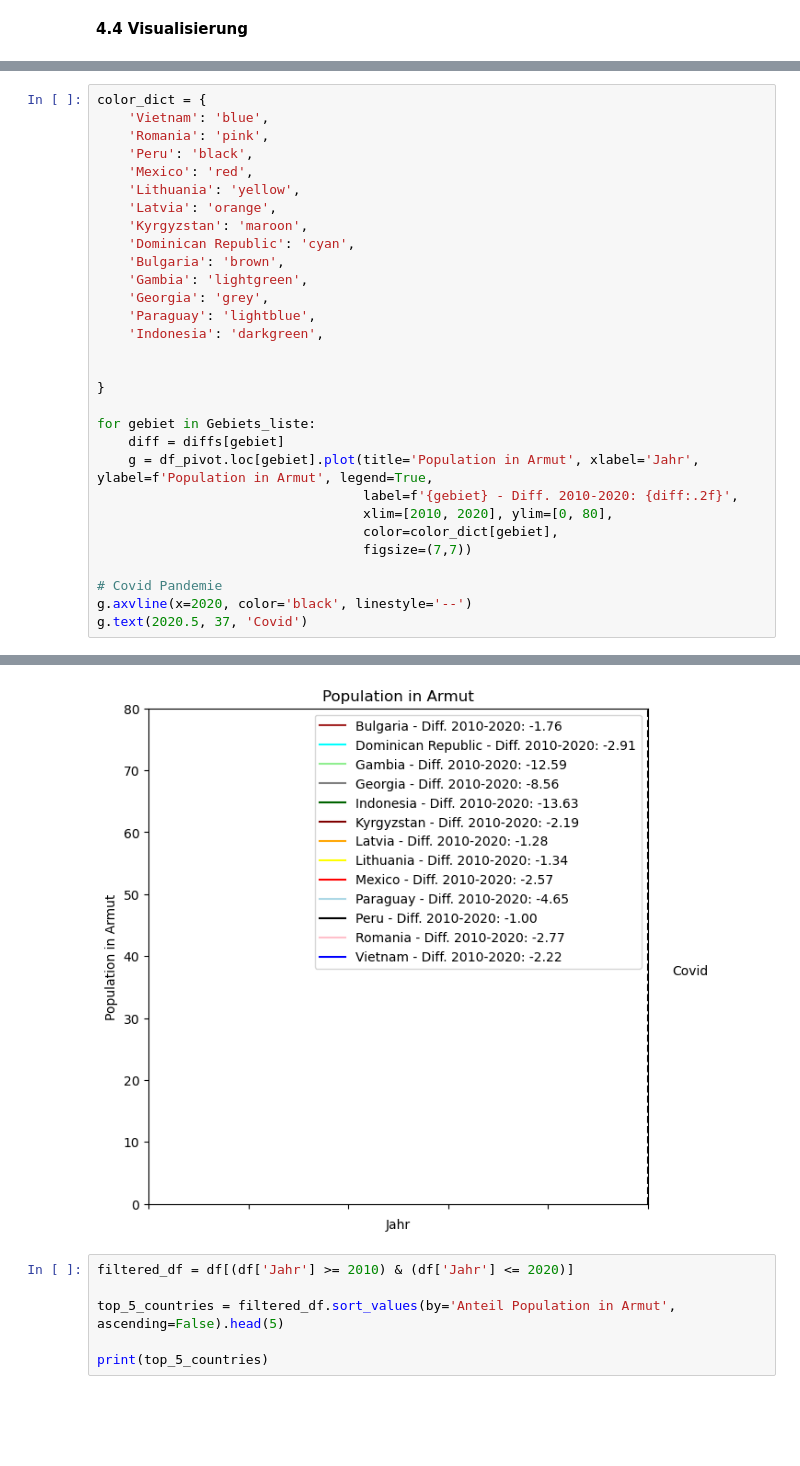
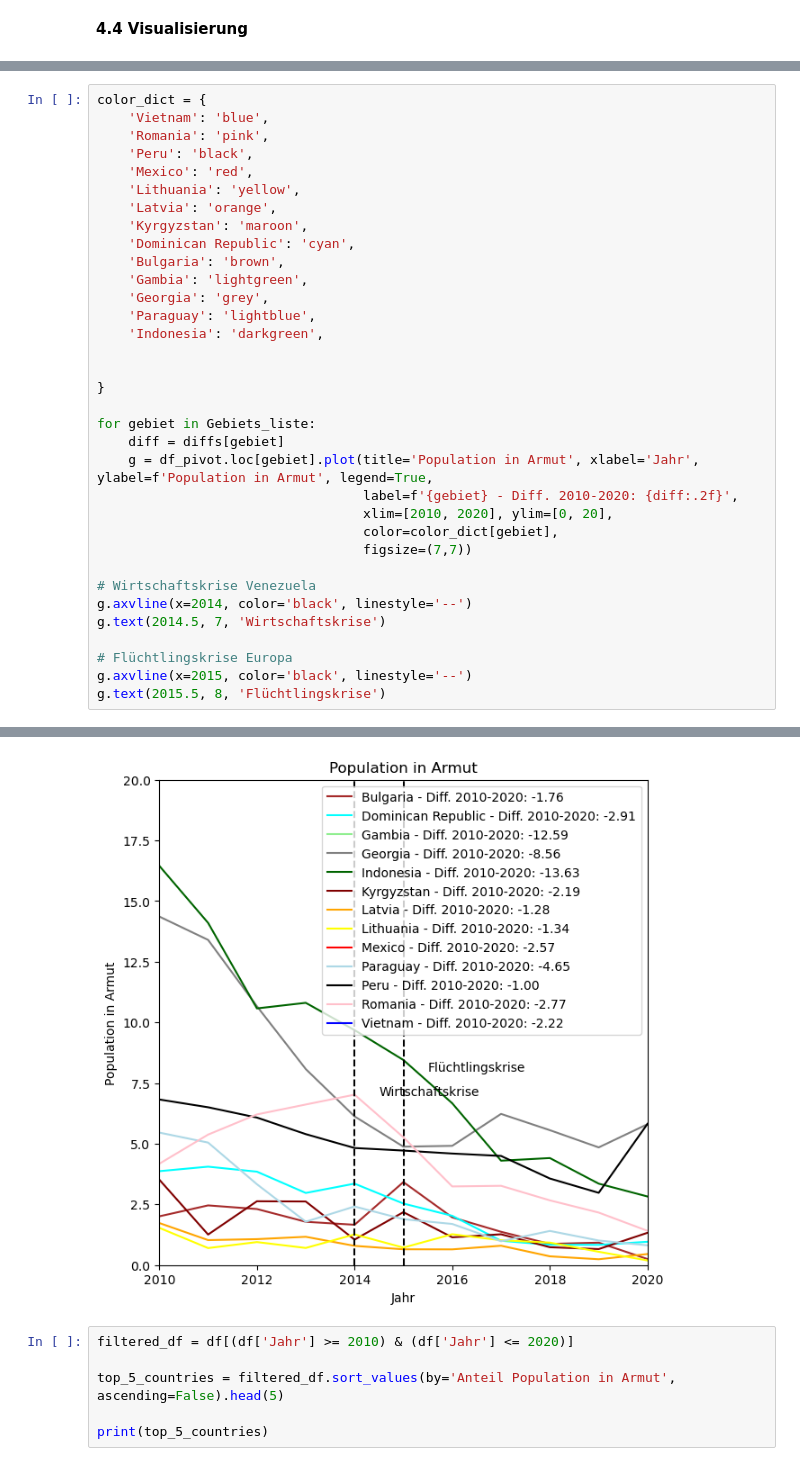
Before and after one commit to karinavonfelbert/Python-Leistungsnachweis, a Jupyter notebook: Python_LN.ipynb, the cells around one changed output, grey strips where cells are left out. Drawn from its saved outputs; the diff is of its cells as text; blank space fills up the shorter version.

```diff
--- a/Python_LN.ipynb
+++ b/Python_LN.ipynb
@@ -342,11 +333,15 @@ for gebiet in Gebiets_liste:
     diff = diffs[gebiet]
     g = df_pivot.loc[gebiet].plot(title='Population in Armut', xlabel='Jahr', ylabel=f'Population in Armut', legend=True,
                                   label=f'{gebiet} - Diff. 2010-2020: {diff:.2f}',
-                                  xlim=[2010, 2020], ylim=[0, 80],
+                                  xlim=[2010, 2020], ylim=[0, 20],
                                   color=color_dict[gebiet],
                                   figsize=(7,7))
 
-# Covid Pandemie
-g.axvline(x=2020, color='black', linestyle='--')
-g.text(2020.5, 37, 'Covid')
+# Wirtschaftskrise Venezuela
+g.axvline(x=2014, color='black', linestyle='--')
+g.text(2014.5, 7, 'Wirtschaftskrise')
+
+# Flüchtlingskrise Europa
+g.axvline(x=2015, color='black', linestyle='--')
+g.text(2015.5, 8, 'Flüchtlingskrise')
 # %% [output]
@@ -354,4 +349,4 @@ Text(2020.5, 37, 'Covid')
-[figure, old version]
+[figure, new version]
 # %%
 filtered_df = df[(df['Jahr'] >= 2010) & (df['Jahr'] <= 2020)]
 
```
Also changed, not shown: parts of 6 cells of this notebook.
